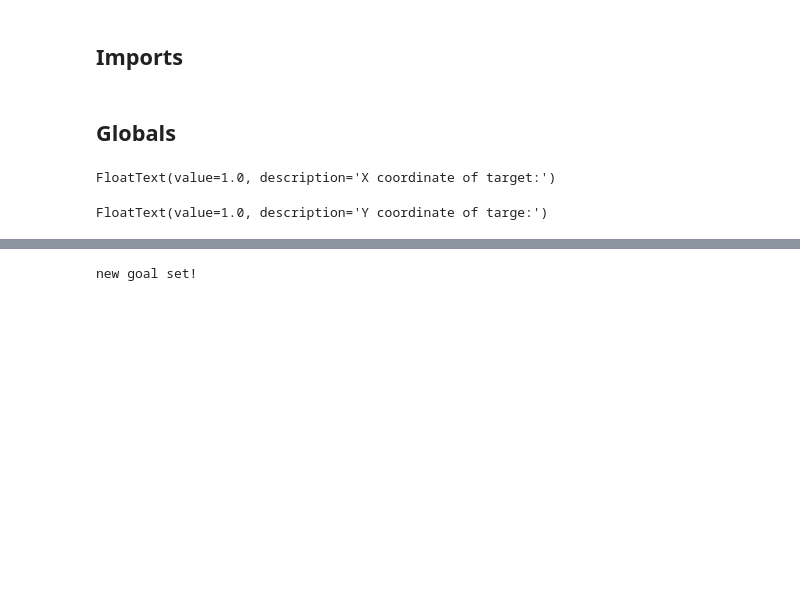
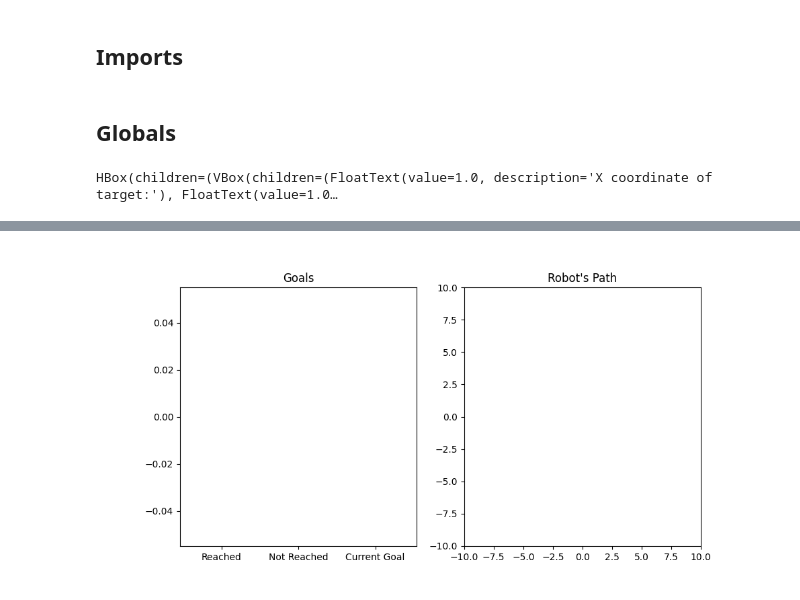
Before and after one commit to obesk/RT1_asignment2_ROS1, a Jupyter notebook: scripts/action_client_notebook.ipynb, the cells around one changed output, grey strips where cells are left out. Saved outputs shown, nothing was run; the diff lists cells and outputs as text; code cells hidden in the pictures; blank space fills up the shorter version.

Commit message:
Added all requested graphs
Signed-off-by: Roberto Bertelli <robbybertelli@gmail.com>

```diff
--- a/scripts/action_client_notebook.ipynb
+++ b/scripts/action_client_notebook.ipynb
@@ -30,6 +30,7 @@ latest_feedback = None
 active_goal = False
 reached_goals = 0
 not_reached_goals = 0
+minimum_obstacle_distance = 0
 robot_positions = {"x": [], "y": []}
 
 vel_pub = None
@@ -39,7 +40,6 @@ def read_feedback(feedback):
     latest_feedback = feedback
 
     if (active_goal and feedback.stat == 'Target reached!'):
-        rospy.print("Target reached !")
         reached_goals = reached_goals + 1
         active_goal = False
         goal = None
@@ -91,13 +91,17 @@ def print_status():
         print("No feedacks received from the server yet!")
         return
     print(latest_feedback)
+# %%
+def laserscan_callback(laserMsg):
+    global minimum_obstacle_distance
+    minimum_obstacle_distance = min(laserMsg.ranges)
 # %%
 rospy.init_node('action_client')
 client = actionlib.SimpleActionClient('/reaching_goal', PlanningAction)
 
 vel_pub = rospy.Publisher("/robot_status", RobotVelocity, queue_size = 10)
 rospy.Subscriber("/odom", Odometry, publish_robot_velocity)
-
+rospy.Subscriber("/scan", LaserScan, laserscan_callback)
 
 # input for new goal
 fin_goal_x = widgets.FloatText(value=1,description='X coordinate of target:')
@@ -113,12 +117,51 @@ btn_cancel_goal.on_click(lambda _: cancel_goal())
 btn_print_status = widgets.Button(description = "Print Status", button_style='info')
 btn_print_status.on_click(lambda _: print_status())
 
-# display
-display(fin_goal_x)
-display(fin_goal_y)
-display(btn_new_goal)
-display(btn_cancel_goal)
-display(btn_print_status)
+# closest obstacle distance
+
+f_obstacle_distance = widgets.FloatText(description='Obst. distance [m]: ', disabled=True)
+f_obstacle_distance.value = 0
+
+
+# Layout
+outputs = widgets.VBox([f_obstacle_distance])
+inputs = widgets.VBox([fin_goal_x, fin_goal_y, btn_new_goal, btn_cancel_goal, btn_print_status])
+
+layout = widgets.HBox([inputs, outputs])
+
+display(layout)
+
+# graphs
+fig, (axs_goals, axs_position) = plt.subplots(1, 2, figsize=(10, 5))
+
+x = ['Reached', 'Not Reached', 'Current Goal']
+bar_container = axs_goals.bar(x, [0, 0, 0])
+axs_goals.set_title("Goals")
+
+def update_goals_plot(frame):
+    y = [reached_goals, not_reached_goals, 1 if active_goal else 0]
+    axs_goals.set_ylim(0, max(y))
+
+    for bar, new_height in zip(bar_container.patches, y):
+        bar.set_height(new_height)
+
+    return axs_goals, bar_container
+
+bar_animation = FuncAnimation(fig, func=update_goals_plot, cache_frame_data=False)
+
+
+ln, = axs_position.plot(robot_positions["x"], robot_positions["y"])
+axs_position.set_title("Robot's Path")
+axs_position.set_xlim(-10, 10)
+axs_position.set_ylim(-10, 10)
+
+def update_position_plot(frame):
+    ln.set_xdata(robot_positions["x"])
+    ln.set_ydata(robot_positions["y"])
+    return ln
+
+positon_animation = FuncAnimation(fig, func=update_position_plot,cache_frame_data=False)
+
+plt.show()
 # %% [output]
-FloatText(value=1.0, description='X coordinate of target:')
+HBox(children=(VBox(children=(FloatText(value=1.0, description='X coordinate of target:'), FloatText(value=1.0…
-FloatText(value=1.0, description='Y coordinate of targe:')
@@ -128 +168 @@ FloatText(value=1.0, description='Y coordinate of targe:')
-new goal set!
+[figure, added]
```
Also changed, not shown: parts of 9 cells of this notebook.
